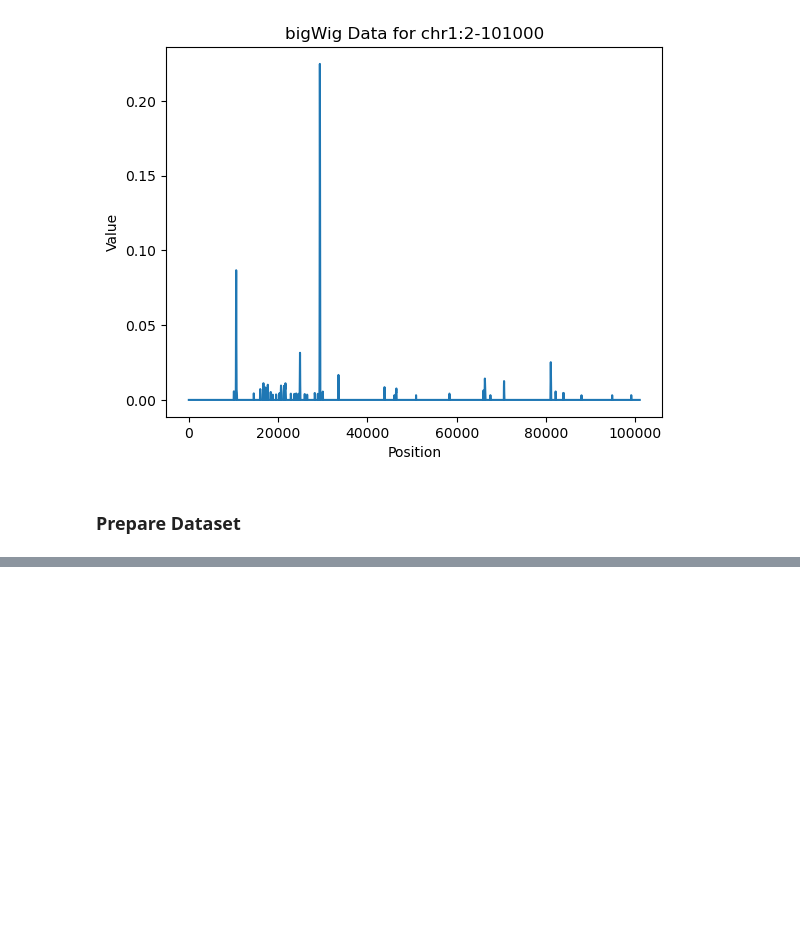
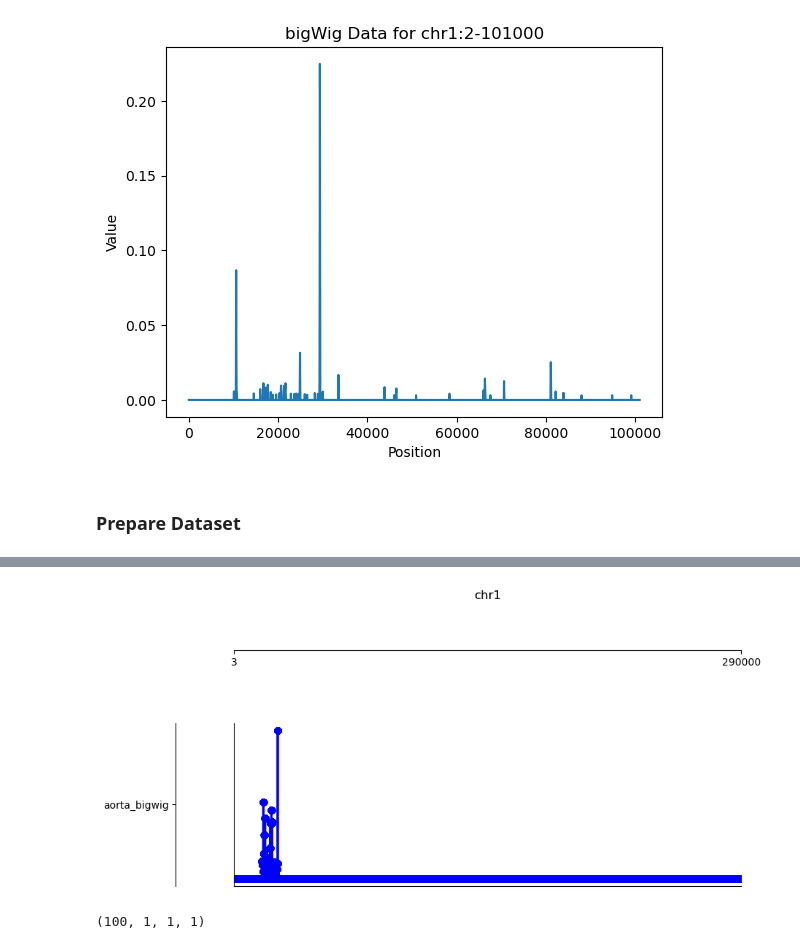
Before and after one commit to hokincode/genes, a Jupyter notebook: source/fun_gene.ipynb, the cells around one changed output, grey strips where cells are left out. Drawn from its saved outputs; the diff is of its cells as text; code cells hidden in the pictures; blank space fills up the shorter version.

```diff
--- a/source/fun_gene.ipynb
+++ b/source/fun_gene.ipynb
@@ -179,3 +183,11 @@ print(type(label_aorta))
+# %%
+fig = plotGenomeTrack([LineTrack(label_aorta)], 'chr1', 3, 290000)
+# %% [output]
+[figure, added]
+# %%
+print(label_aorta.shape)
+# %% [output]
+(100, 1, 1, 1)
 # %%
 LABELS = SqueezeDim(ReduceDim(Cover.create_from_bed('peaks', roi=ROI_TRAIN_FILE,
                                bedfiles=PEAK_FILE,
```
Also changed, not shown: parts of 3 cells of this notebook.
